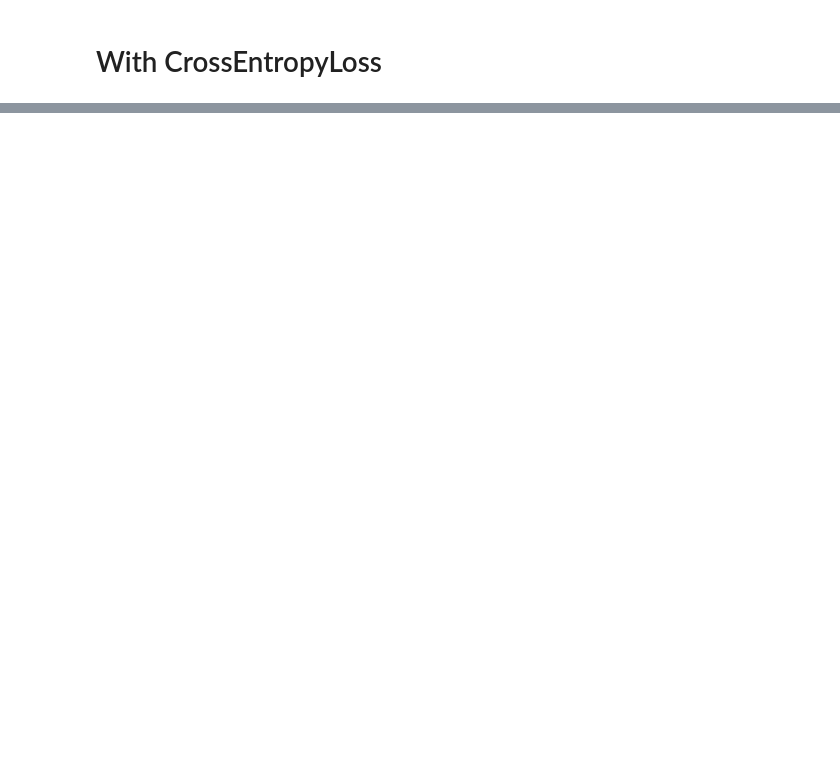
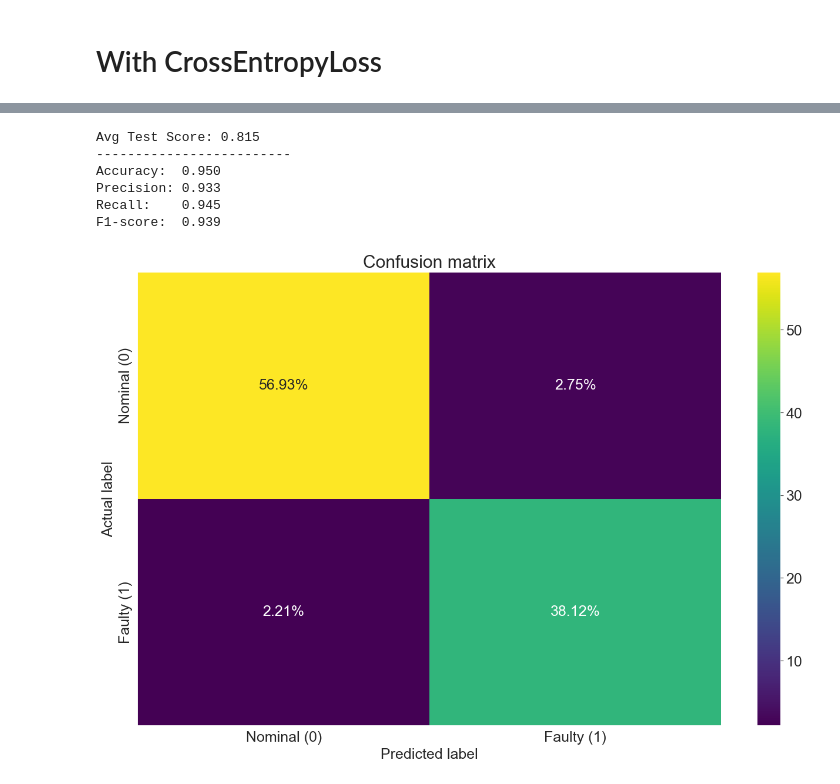
Before and after one commit to MrPio/PHM_North_America_2024_Challenge, a Jupyter notebook: 3-Fault_Detection/3-Fault_Detection.ipynb, the cells around one changed output, grey strips where cells are left out. Cells and saved outputs as stored; diff of their text form; code cells hidden in the pictures; blank space fills up the shorter version.

```diff
--- a/3-Fault_Detection/3-Fault_Detection.ipynb
+++ b/3-Fault_Detection/3-Fault_Detection.ipynb
@@ -188,0 +196,10 @@ plt.show()
+# %%
+test(pyKAN)
+# %% [output]
+Avg Test Score: 0.815
+-------------------------
+Accuracy:  0.950
+Precision: 0.933
+Recall:    0.945
+F1-score:  0.939
+[figure, added]
```
Also changed, not shown: parts of 27 cells of this notebook, 15 other files.
